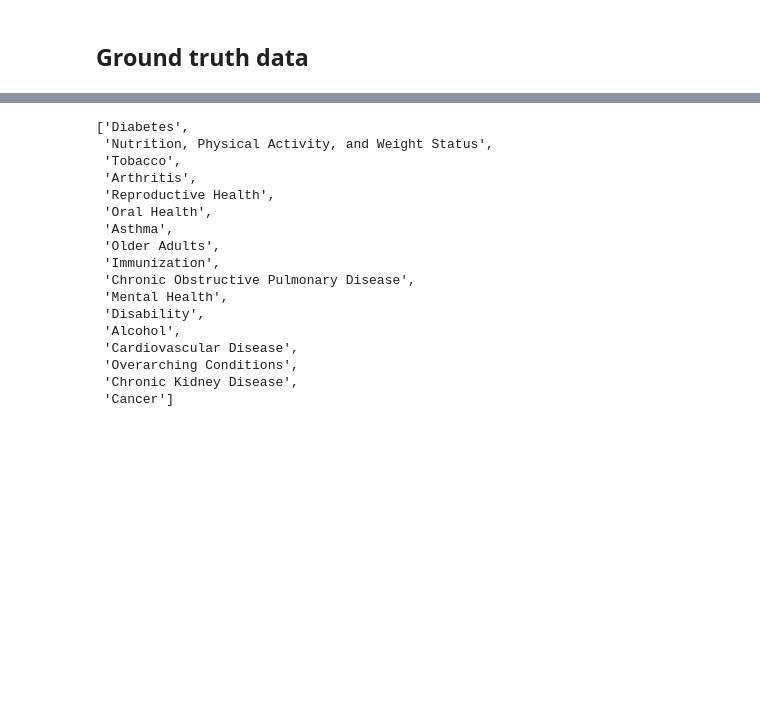
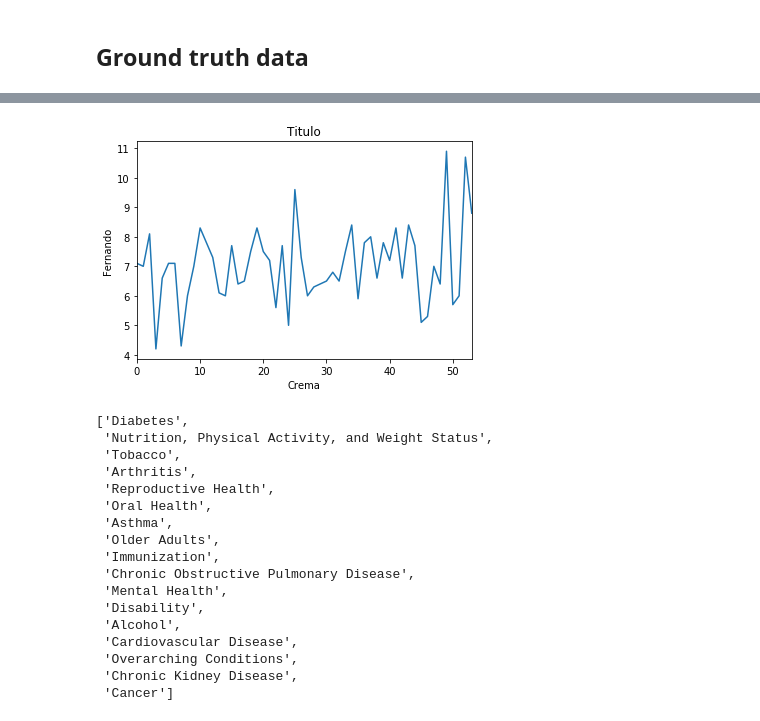
Before and after one commit to belgrades/chronic-disease, a Jupyter notebook: diabetes.ipynb, the cells around one changed output, grey strips where cells are left out. Cells and saved outputs as stored; diff of their text form; code cells hidden in the pictures; blank space fills up the shorter version.

```diff
--- a/diabetes.ipynb
+++ b/diabetes.ipynb
@@ -26,3 +135,7 @@ df.head(5)
+# %%
+_ = df["Data_Value"].plot().set(xlabel="Crema", ylabel="Fernando", title="Titulo")
+# %% [output]
+[figure, added]
 # %%
 unique_topics = list(set(df["Topic"]))
 unique_topics
```
Also changed, not shown: parts of 63 cells of this notebook.
